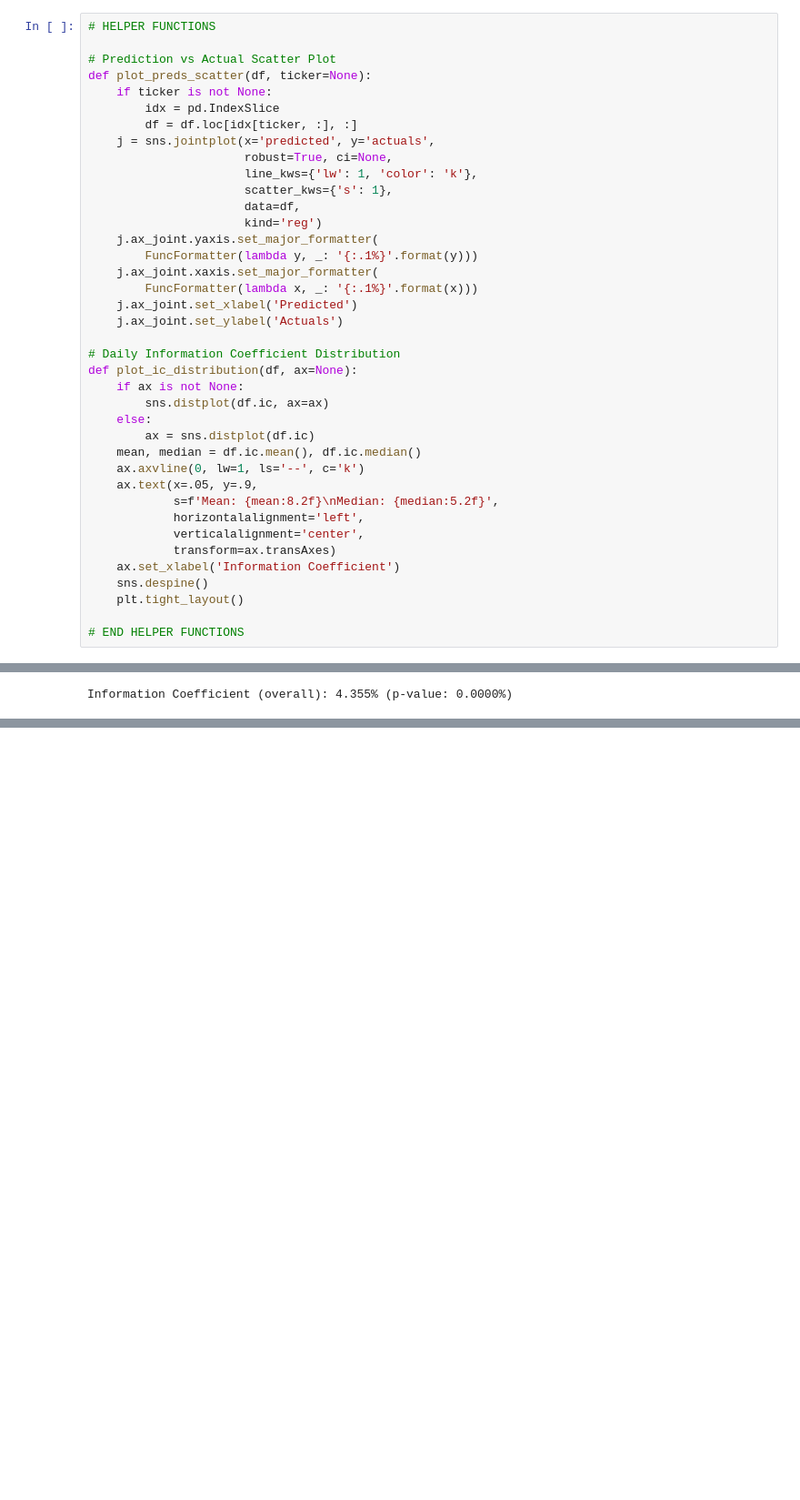
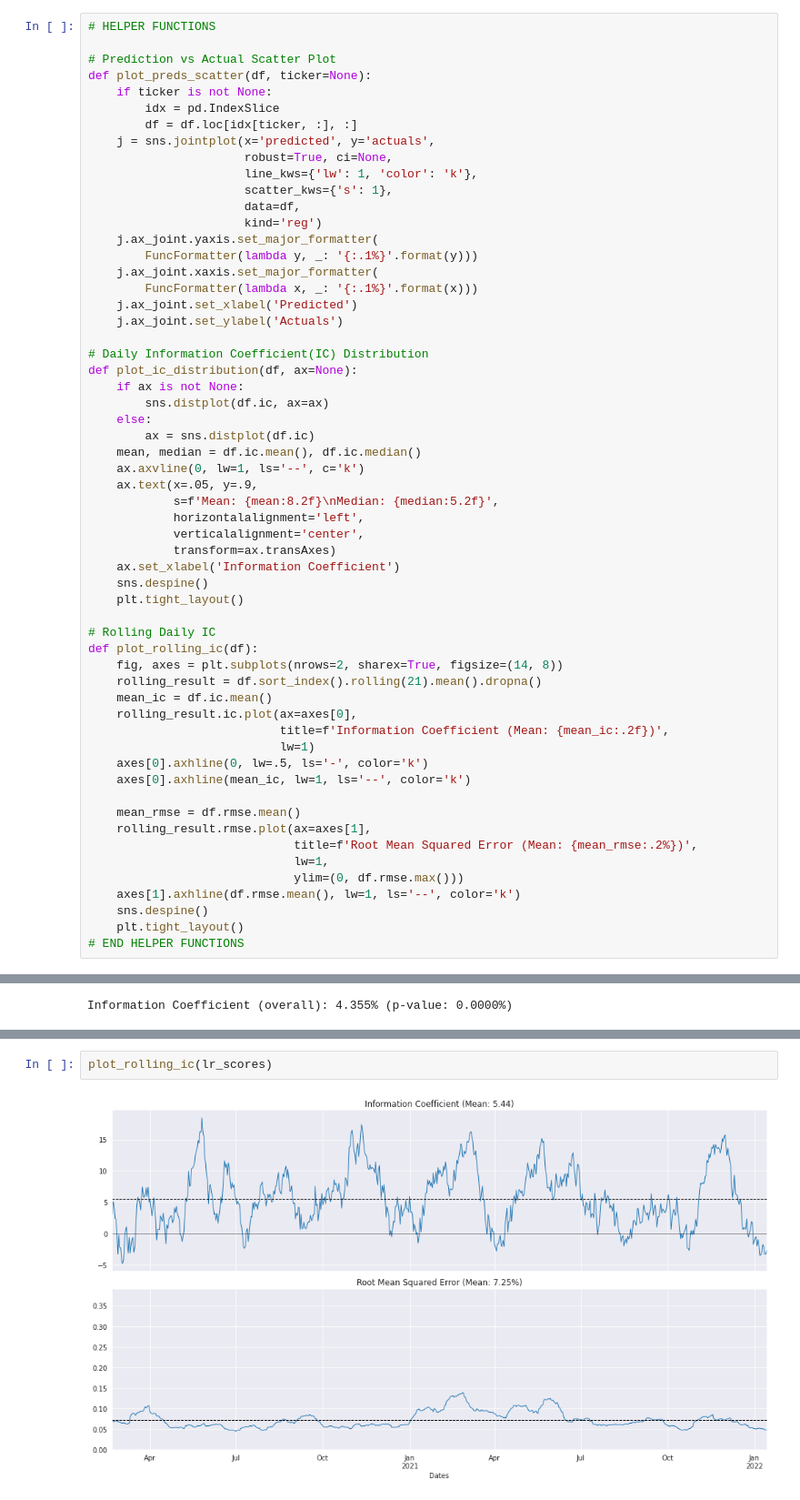
Before and after one commit to carlos-carlos/ML-Class-capstone-project, a Jupyter notebook: Step6_Predictions.ipynb, the cells around one changed output, grey strips where cells are left out. Shown: that part at 91% size. Cells and saved outputs as stored; diff of their text form; blank space fills up the shorter version.

Commit message:
- Plotted results for linear regression

```diff
--- a/Step6_Predictions.ipynb
+++ b/Step6_Predictions.ipynb
@@ -52,7 +52,7 @@ def plot_preds_scatter(df, ticker=None):
     j.ax_joint.set_xlabel('Predicted')
     j.ax_joint.set_ylabel('Actuals')
 
-# Daily Information Coefficient Distribution
+# Daily Information Coefficient(IC) Distribution
 def plot_ic_distribution(df, ax=None):
     if ax is not None:
         sns.distplot(df.ic, ax=ax)
@@ -69,6 +69,25 @@ def plot_ic_distribution(df, ax=None):
     sns.despine()
     plt.tight_layout()
 
+# Rolling Daily IC
+def plot_rolling_ic(df):
+    fig, axes = plt.subplots(nrows=2, sharex=True, figsize=(14, 8))
+    rolling_result = df.sort_index().rolling(21).mean().dropna()
+    mean_ic = df.ic.mean()
+    rolling_result.ic.plot(ax=axes[0],
+                           title=f'Information Coefficient (Mean: {mean_ic:.2f})',
+                           lw=1)
+    axes[0].axhline(0, lw=.5, ls='-', color='k')
+    axes[0].axhline(mean_ic, lw=1, ls='--', color='k')
+
+    mean_rmse = df.rmse.mean()
+    rolling_result.rmse.plot(ax=axes[1],
+                             title=f'Root Mean Squared Error (Mean: {mean_rmse:.2%})',
+                             lw=1,
+                             ylim=(0, df.rmse.max()))
+    axes[1].axhline(df.rmse.mean(), lw=1, ls='--', color='k')
+    sns.despine()
+    plt.tight_layout()
 # END HELPER FUNCTIONS
 # %%
 # Read in MDF with features
@@ -220,0 +244,4 @@ plot_preds_scatter(lr_predictions)
+# %%
+plot_rolling_ic(lr_scores)
+# %% [output]
+[figure, added]
```
Also changed, not shown: parts of 1 cell of this notebook.
